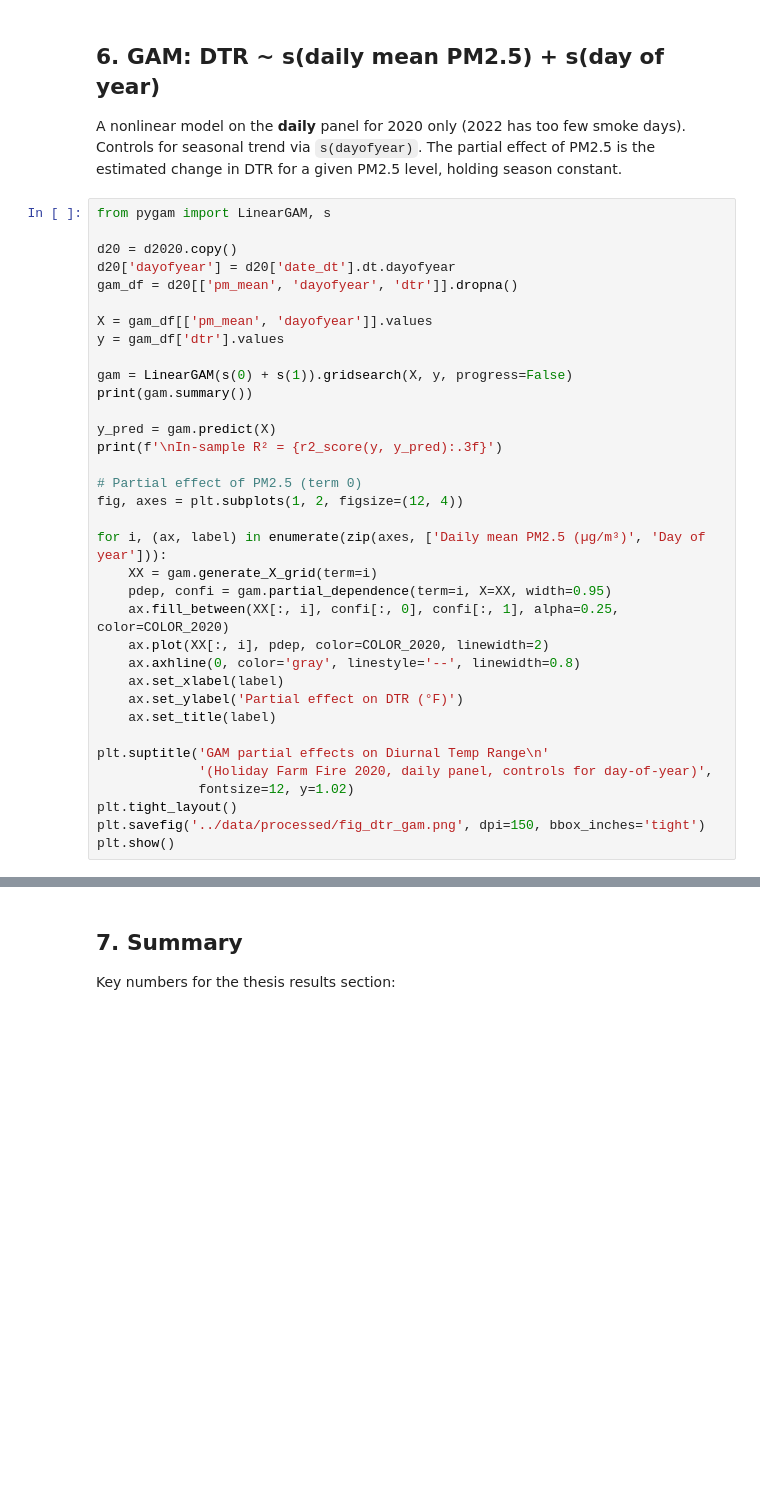
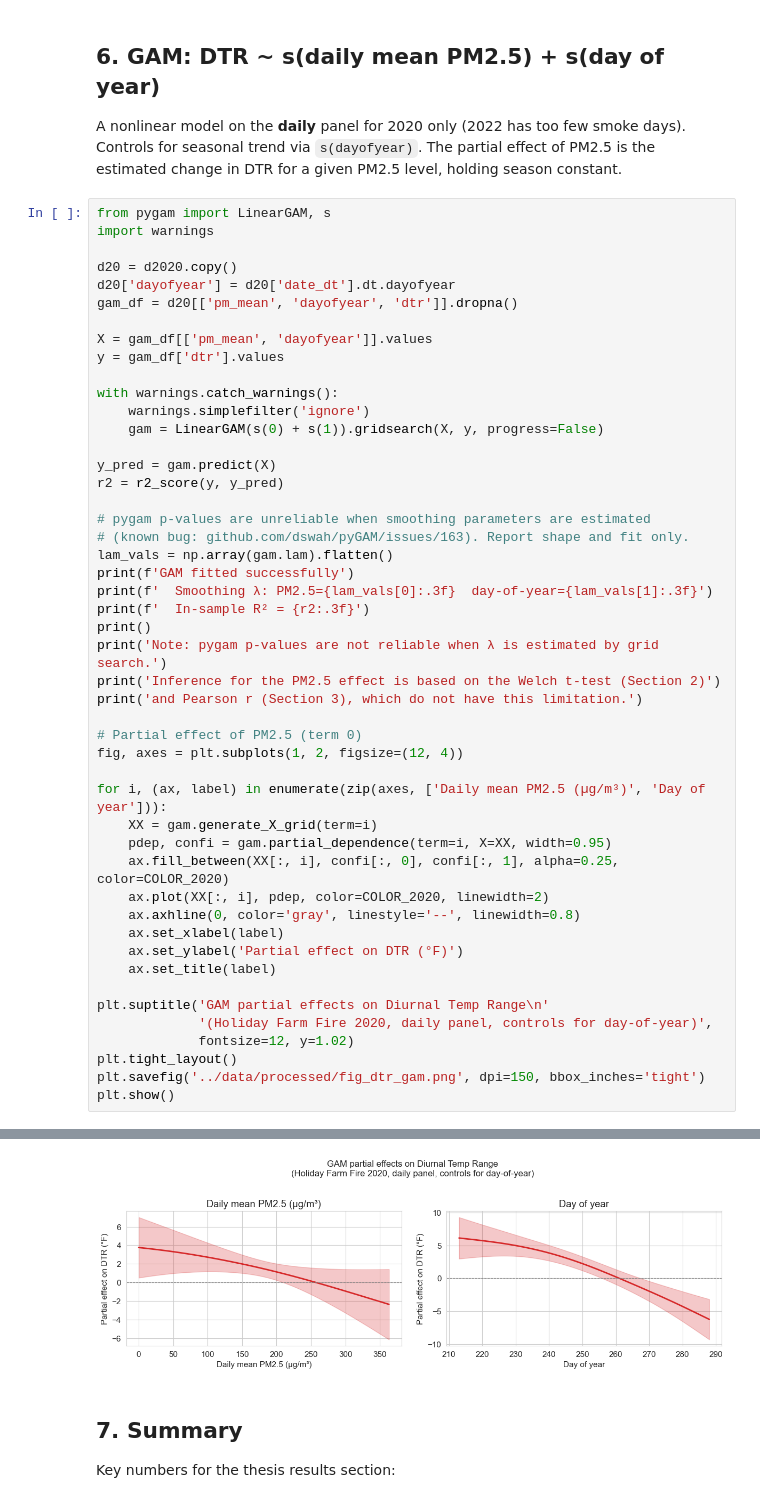
Before and after one commit to djmurphy6/PM2.5-weather, a Jupyter notebook: notebooks/06_radiation_dtr.ipynb, the cells around one changed output, grey strips where cells are left out. Cells and saved outputs as stored; diff of their text form; blank space fills up the shorter version.

```diff
--- a/notebooks/06_radiation_dtr.ipynb
+++ b/notebooks/06_radiation_dtr.ipynb
@@ -337,6 +371,7 @@ Controls for seasonal trend via `s(dayofyear)`. The partial effect of PM2.5 is t
 estimated change in DTR for a given PM2.5 level, holding season constant.
 # %%
 from pygam import LinearGAM, s
+import warnings
 
 d20 = d2020.copy()
 d20['dayofyear'] = d20['date_dt'].dt.dayofyear
@@ -345,11 +380,23 @@ gam_df = d20[['pm_mean', 'dayofyear', 'dtr']].dropna()
 X = gam_df[['pm_mean', 'dayofyear']].values
 y = gam_df['dtr'].values
 
-gam = LinearGAM(s(0) + s(1)).gridsearch(X, y, progress=False)
-print(gam.summary())
+with warnings.catch_warnings():
+    warnings.simplefilter('ignore')
+    gam = LinearGAM(s(0) + s(1)).gridsearch(X, y, progress=False)
 
 y_pred = gam.predict(X)
-print(f'\nIn-sample R² = {r2_score(y, y_pred):.3f}')
+r2 = r2_score(y, y_pred)
+
+# pygam p-values are unreliable when smoothing parameters are estimated
+# (known bug: github.com/dswah/pyGAM/issues/163). Report shape and fit only.
+lam_vals = np.array(gam.lam).flatten()
+print(f'GAM fitted successfully')
+print(f'  Smoothing λ: PM2.5={lam_vals[0]:.3f}  day-of-year={lam_vals[1]:.3f}')
+print(f'  In-sample R² = {r2:.3f}')
+print()
+print('Note: pygam p-values are not reliable when λ is estimated by grid search.')
+print('Inference for the PM2.5 effect is based on the Welch t-test (Section 2)')
+print('and Pearson r (Section 3), which do not have this limitation.')
 
 # Partial effect of PM2.5 (term 0)
 fig, axes = plt.subplots(1, 2, figsize=(12, 4))
@@ -370,3 +417,4 @@ plt.suptitle('GAM partial effects on Diurnal Temp Range\n'
 plt.tight_layout()
 plt.savefig('../data/processed/fig_dtr_gam.png', dpi=150, bbox_inches='tight')
 plt.show()
+# %% [output]
@@ -373,3 +438,4 @@ plt.show()
+[figure, added]
 # %% [markdown]
 ## 7. Summary
 
```
Also changed, not shown: parts of 8 cells of this notebook, 2 other files.
